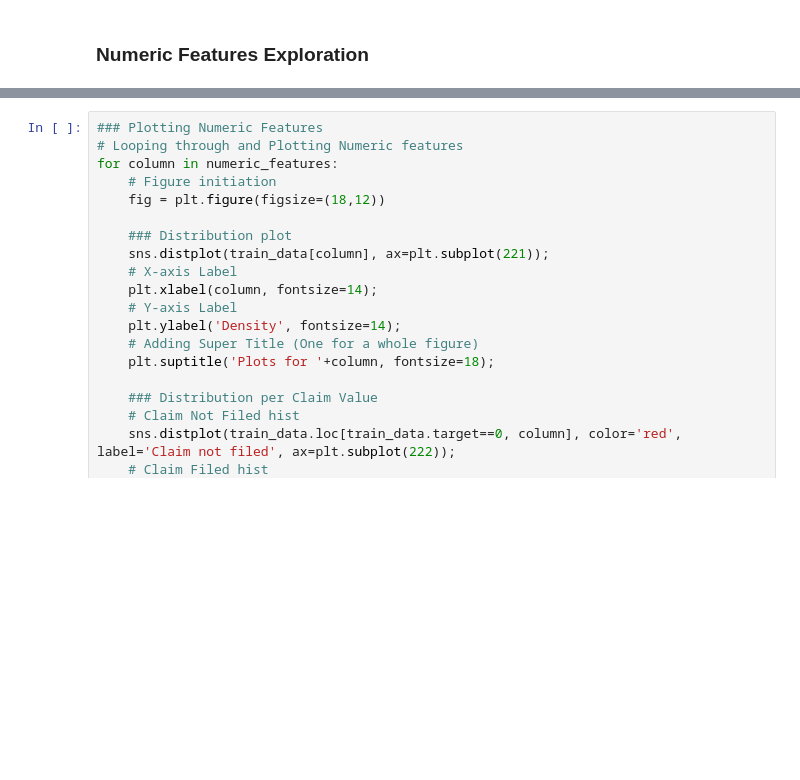
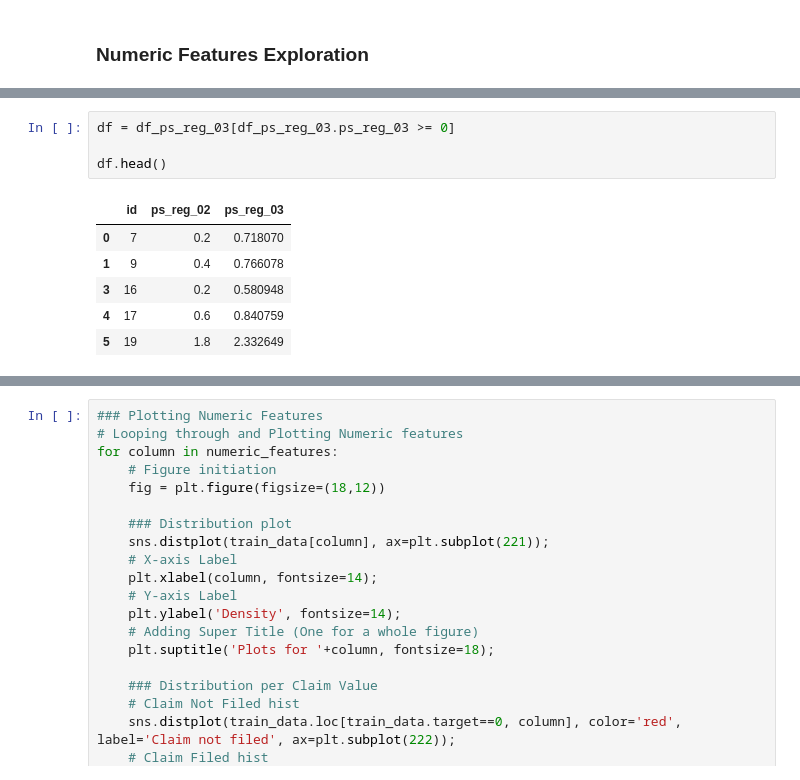
Before and after one commit to torhhu/Kaggle, a Jupyter notebook: data_exploration_notebook.ipynb, the cells around one changed output, grey strips where cells are left out. Saved outputs shown, nothing was run; the diff lists cells and outputs as text; blank space fills up the shorter version.

```diff
--- a/data_exploration_notebook.ipynb
+++ b/data_exploration_notebook.ipynb
@@ -130,0 +184,11 @@ it seems that the _calc_ features doesn't add anything or are in any way related
+# %%
+df = df_ps_reg_03[df_ps_reg_03.ps_reg_03 >= 0]
+
+df.head()
+# %% [output]
+|  | id | ps_reg_02 | ps_reg_03 |
+| 0 | 7 | 0.2 | 0.718070 |
+| 1 | 9 | 0.4 | 0.766078 |
+| 3 | 16 | 0.2 | 0.580948 |
+| 4 | 17 | 0.6 | 0.840759 |
+| 5 | 19 | 1.8 | 2.332649 |
```
Also changed, not shown: parts of 21 cells of this notebook, 1 other file.
